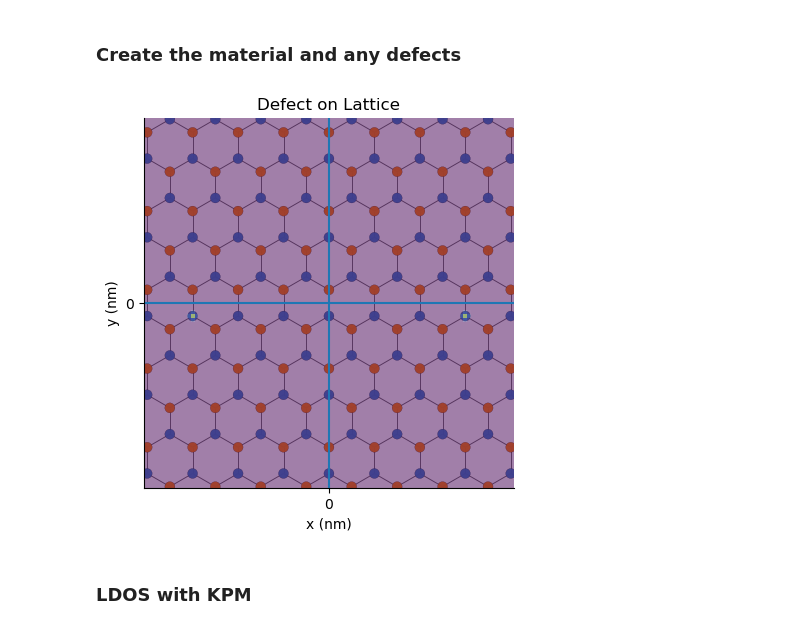
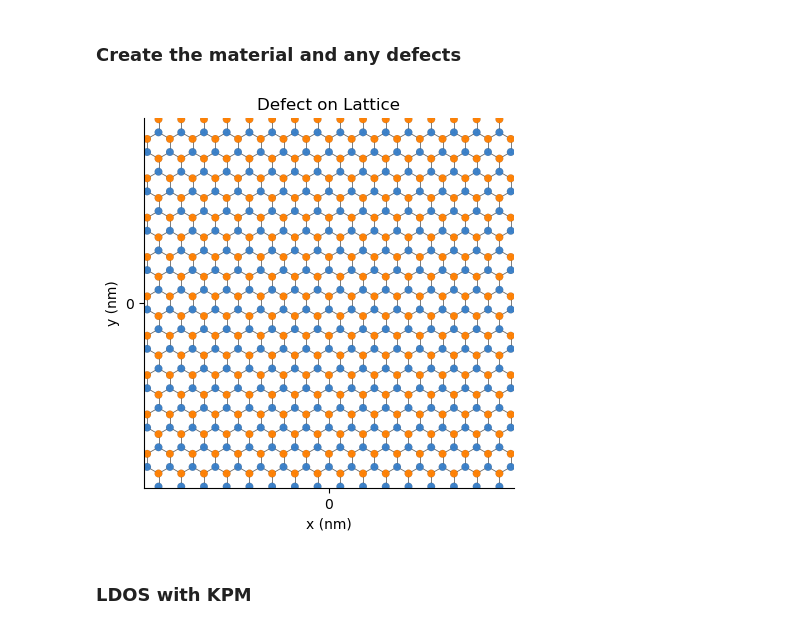
Before and after one commit to HollenLab/QPI-Scattering, a Jupyter notebook: TBCalcs/tbinding_ldos_potential.ipynb, the cells around one changed output. Drawn from its saved outputs; the diff is of its cells as text; code cells hidden in the pictures.

```diff
--- a/TBCalcs/tbinding_ldos_potential.ipynb
+++ b/TBCalcs/tbinding_ldos_potential.ipynb
@@ -53,23 +53,21 @@ model = pb.Model(graphene.monolayer(), pb.rectangle(50, 50), potential)
 # %%
 # Plotting energy ontop of lattice
 model.plot()
-xlin=np.linspace(-1, 1, 100)
-ylin = np.linspace(-1, 1, 100)
+xlin=np.linspace(-7, 7, 100)
+ylin = np.linspace(-7, 7, 100)
 
 
 
 X, Y = np.meshgrid(xlin, ylin)
 
-plt.axhline(0)
-plt.axvline(0)
-plt.pcolormesh(X, Y, potential(X, Y), alpha=0.5)
-plt.xlim(-1, 1)
-plt.ylim(-1, 1)
+plt.xlim(-2, 2)
+plt.ylim(-2, 2)
+#plt.pcolormesh(X, Y, potential(X, Y), alpha=0.5)
 plt.title("Defect on Lattice")
 
 plt.savefig("output/defect_on_lattice.png")
 # %% [output]
-[figure, old version]
+[figure, new version]
 # %% [markdown]
 ### LDOS with KPM
 # %% [markdown]
```
Also changed, not shown: 10 other files.
